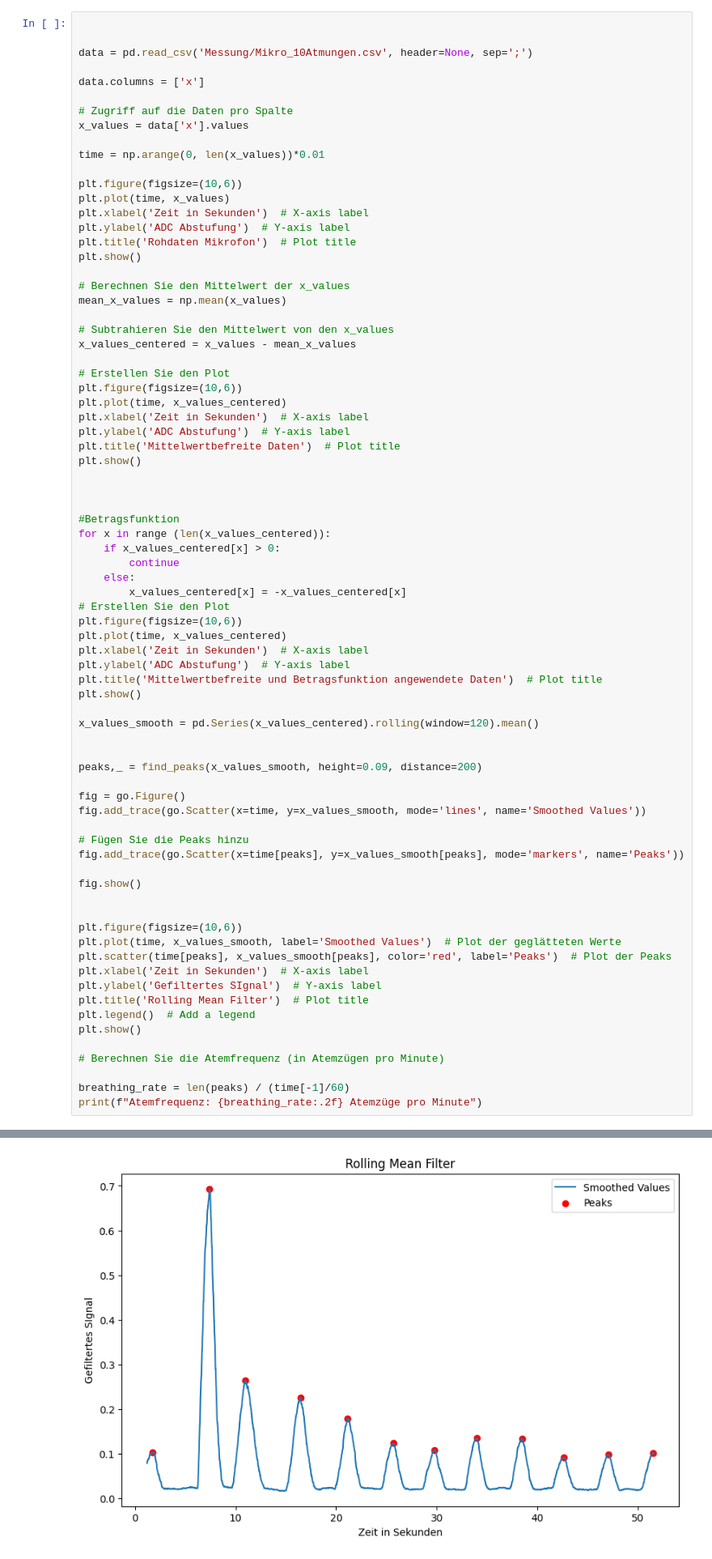
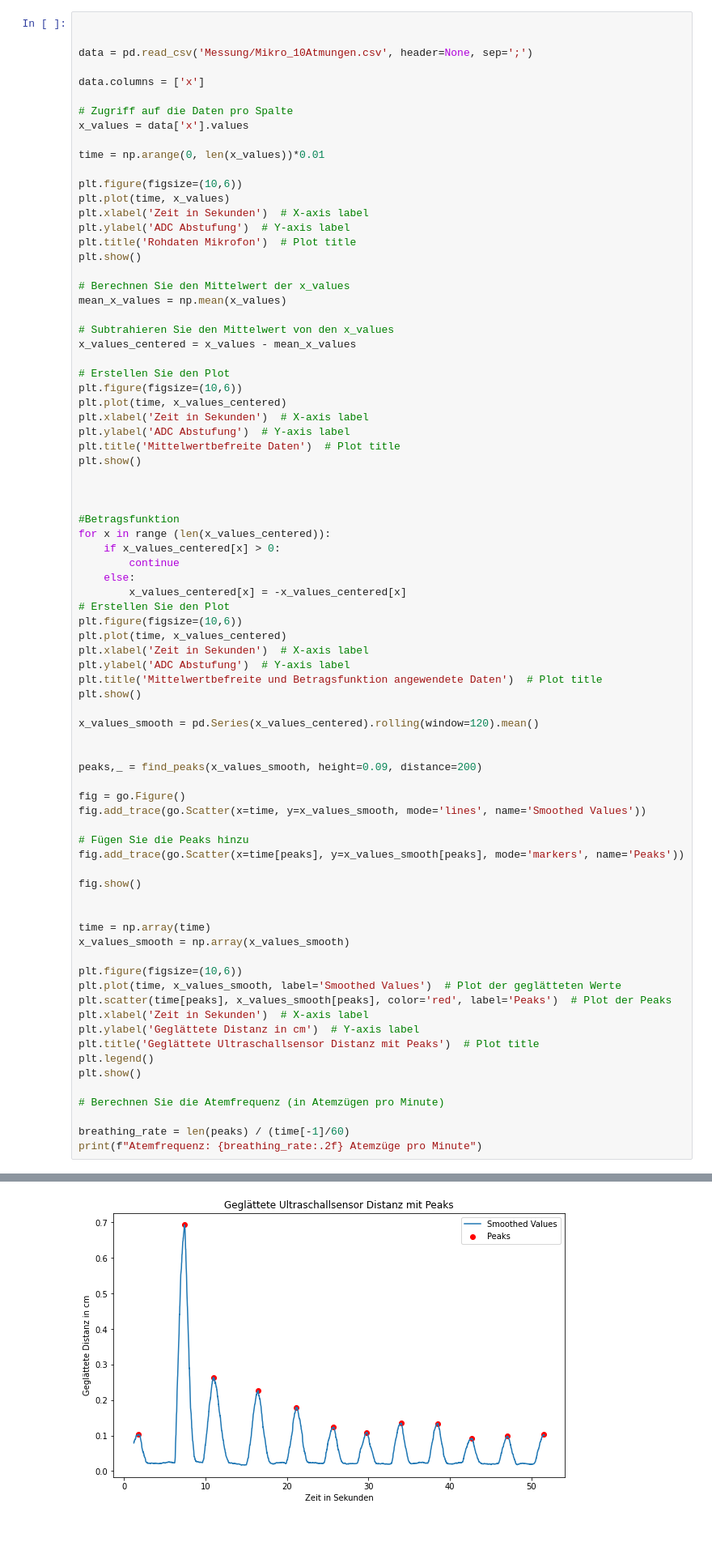
Before and after one commit to Curucma/WP-Mobile-Health-Sensing, a Jupyter notebook: Auswertung.ipynb, the cells around one changed output, grey strips where cells are left out. Shown at 81% size. Saved outputs shown, nothing was run; the diff lists cells and outputs as text; blank space fills up the shorter version.

```diff
--- a/Auswertung.ipynb
+++ b/Auswertung.ipynb
@@ -327,13 +327,16 @@ fig.add_trace(go.Scatter(x=time[peaks], y=x_values_smooth[peaks], mode='markers'
 fig.show()
 
 
+time = np.array(time)
+x_values_smooth = np.array(x_values_smooth)
+
 plt.figure(figsize=(10,6))
 plt.plot(time, x_values_smooth, label='Smoothed Values')  # Plot der geglätteten Werte
 plt.scatter(time[peaks], x_values_smooth[peaks], color='red', label='Peaks')  # Plot der Peaks
 plt.xlabel('Zeit in Sekunden')  # X-axis label
-plt.ylabel('Gefiltertes SIgnal')  # Y-axis label
-plt.title('Rolling Mean Filter')  # Plot title
-plt.legend()  # Add a legend
+plt.ylabel('Geglättete Distanz in cm')  # Y-axis label
+plt.title('Geglättete Ultraschallsensor Distanz mit Peaks')  # Plot title
+plt.legend()
 plt.show()
 
 # Berechnen Sie die Atemfrequenz (in Atemzügen pro Minute)
@@ -345,6 +348,6 @@ print(f"Atemfrequenz: {breathing_rate:.2f} Atemzüge pro Minute")
 [figure]
 [figure]
-[figure, old version]
+[figure, new version]
 Atemfrequenz: 13.96 Atemzüge pro Minute
 # %% [markdown]
 # Verusche 4 PPG
```
Also changed, not shown: parts of 7 cells of this notebook, 2 other files.
